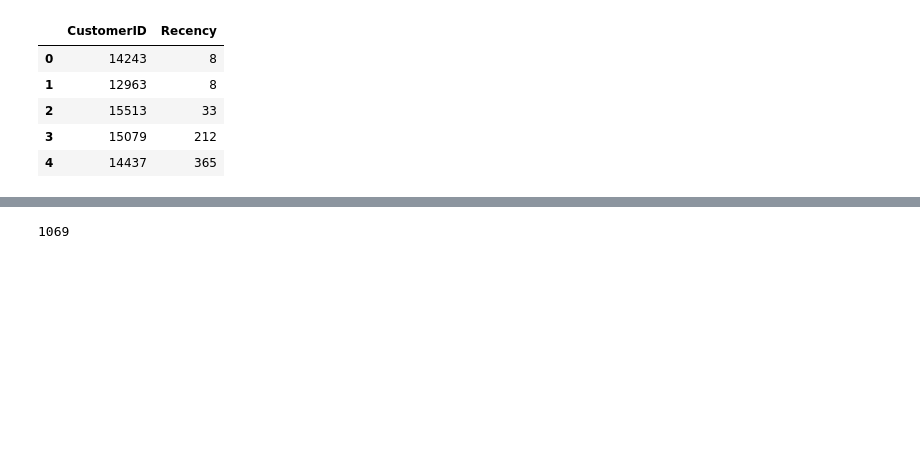
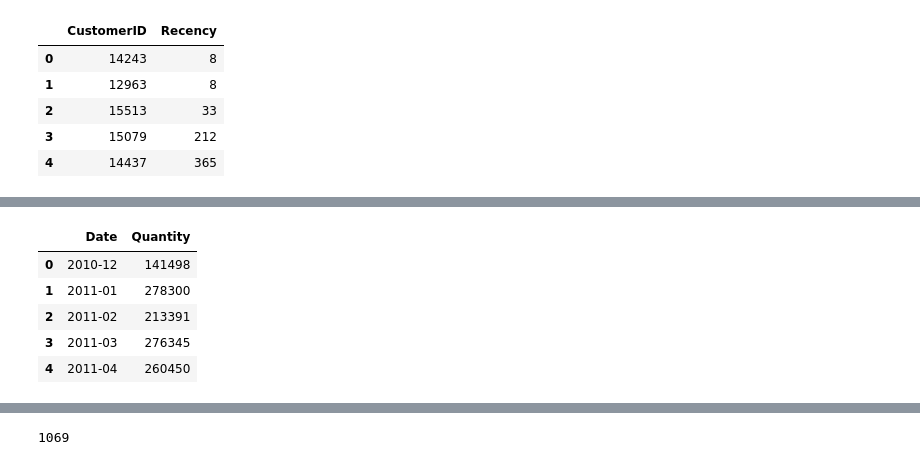
Before and after one commit to fananan/Customer-Segementation, a Jupyter notebook: Final Project-Customer Segmentation Code_Fan Liu.ipynb, the cells around one changed output, grey strips where cells are left out. Saved outputs shown, nothing was run; the diff lists cells and outputs as text; code cells hidden in the pictures; blank space fills up the shorter version.

```diff
--- a/Final Project-Customer Segmentation Code_Fan Liu.ipynb
+++ b/Final Project-Customer Segmentation Code_Fan Liu.ipynb
@@ -289,2 +238,23 @@ new_data.head()
+# %%
+#maybe change to month...
+new_quant.Date.head()
+new_quant.Date=new_quant.Date.str[:-3]
+# %%
+new_quant.Date.head()
+new_quant=new_quant.groupby('Date')['Quantity'].sum()
+# %%
+new_quant=pd.DataFrame(new_quant)
+# %%
+new_quant.head()
+new_quant=new_quant.reset_index()
+# %%
+new_quant.head()
+# %% [output]
+|  | Date | Quantity |
+| 0 | 2010-12 | 141498 |
+| 1 | 2011-01 | 278300 |
+| 2 | 2011-02 | 213391 |
+| 3 | 2011-03 | 276345 |
+| 4 | 2011-04 | 260450 |
 # %%
 plt.figure(figsize=(11,8))
```
Also changed, not shown: parts of 71 cells of this notebook.
